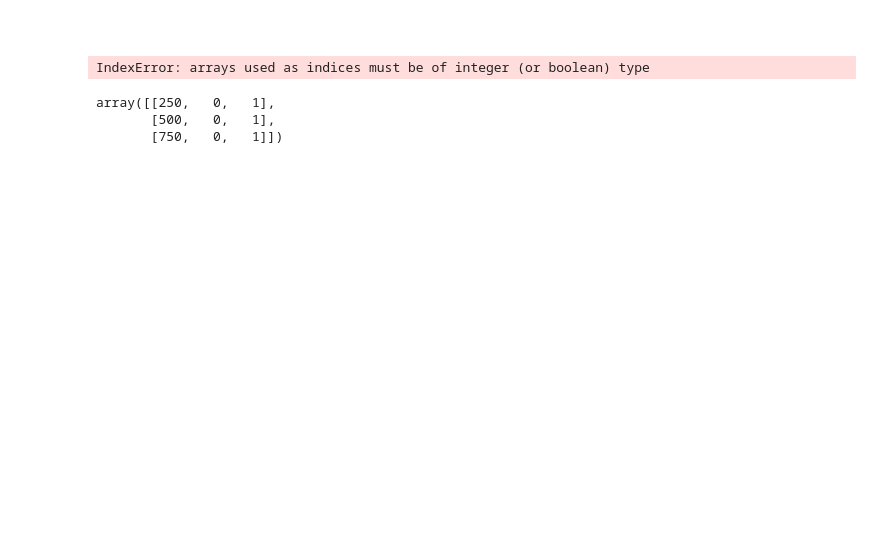
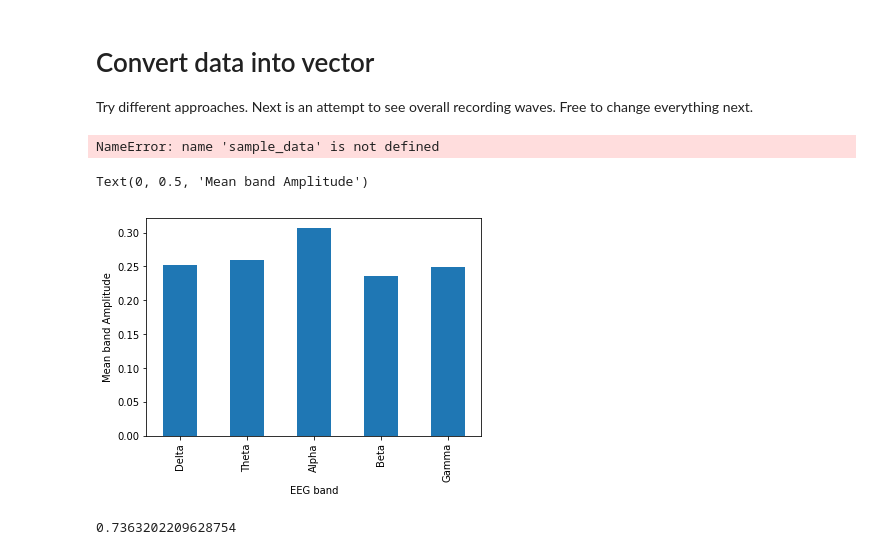
Before and after one commit to VitalyVV/meditation_project, a Jupyter notebook: Untitled.ipynb, the cells around one changed output. Drawn from its saved outputs; the diff is of its cells as text; code cells hidden in the pictures; blank space fills up the shorter version.

```diff
--- a/Untitled.ipynb
+++ b/Untitled.ipynb
@@ -153,18 +161,58 @@ ica.plot_properties(sample_data)
  <Figure size 504x432 with 5 Axes>,
  <Figure size 504x432 with 5 Axes>,
  <Figure size 504x432 with 5 Axes>]
-# %% [markdown]
-#
-# %%
-from mne.decoding import CSP
-from mne import concatenate_epochs
-csp = CSP(n_components=2)
-csp.fit_transform(sample_data[:, 0, :], sample_data[:, 1, :])
-# %% [output]
-IndexError: arrays used as indices must be of integer (or boolean) type
-# %%
-sample_data.events[:3]
-# %% [output]
-array([[250,   0,   1],
-       [500,   0,   1],
-       [750,   0,   1]])
+# %% [markdown]
+# Convert data into vector
+Try different approaches. Next is an attempt to see overall recording waves.
+Free to change everything next.
+# %%
+dat = sample_data.get_data()[:, :2]
+data = np.zeros( (dat.shape[0] * dat.shape[2], 2) )
+n_epoch = len(dat)
+n_in_epoch = dat.shape[2]
+for i in range(n_epoch):
+    data[i*n_in_epoch:i*n_in_epoch + n_in_epoch] = dat[i].T
+
+data
+# %% [output]
+NameError: name 'sample_data' is not defined
+# %%
+import matplotlib.pyplot as plt
+import pandas as pd
+
+# Get real amplitudes of FFT (only in postive frequencies)
+fft_vals = np.absolute(np.fft.rfft(data))
+
+# Get frequencies for amplitudes in Hz
+fft_freq = np.fft.rfftfreq(len(data), 1.0/SAMPLE_FREQ)
+
+# Define EEG bands
+eeg_bands = {'Delta': (0, 4),
+             'Theta': (4, 8),
+             'Alpha': (8, 12),
+             'Beta': (12, 30),
+             'Gamma': (30, 45)}
+
+# Take the mean of the fft amplitude for each EEG band
+eeg_band_fft = dict()
+for band in eeg_bands:
+    freq_ix = np.where((fft_freq >= eeg_bands[band][0]) &
+                       (fft_freq <= eeg_bands[band][1]))[0]
+    eeg_band_fft[band] = np.mean(fft_vals[freq_ix], axis = 0)
+
+# Plot the data (using pandas here cause it's easy)
+
+df = pd.DataFrame(columns=['band', 'val', 'val2'])
+df['band'] = eeg_bands.keys()
+df['val'] = [eeg_band_fft[band][0] for band in eeg_bands]
+df['val2'] = [eeg_band_fft[band][1] for band in eeg_bands]
+ax = df.plot.bar(x='band', y='val', legend=False)
+ax.set_xlabel("EEG band")
+ax.set_ylabel("Mean band Amplitude")
+# %% [output]
+Text(0, 0.5, 'Mean band Amplitude')
+[figure, added]
+# %%
+df.iloc[1, 2] / df.iloc[3, 2]
+# %% [output]
+0.7363202209628754
```
Also changed, not shown: parts of 11 cells of this notebook, 15 other files.
